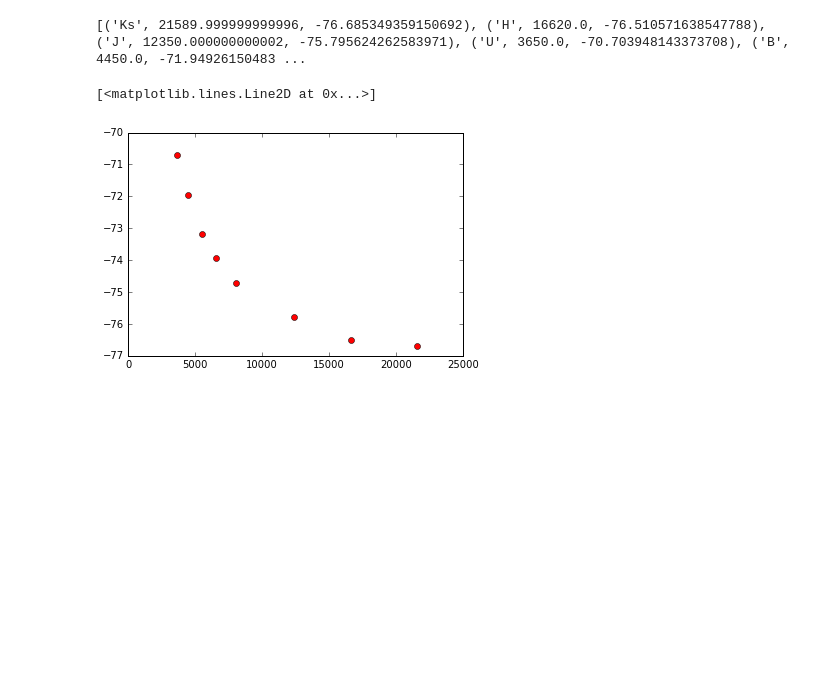
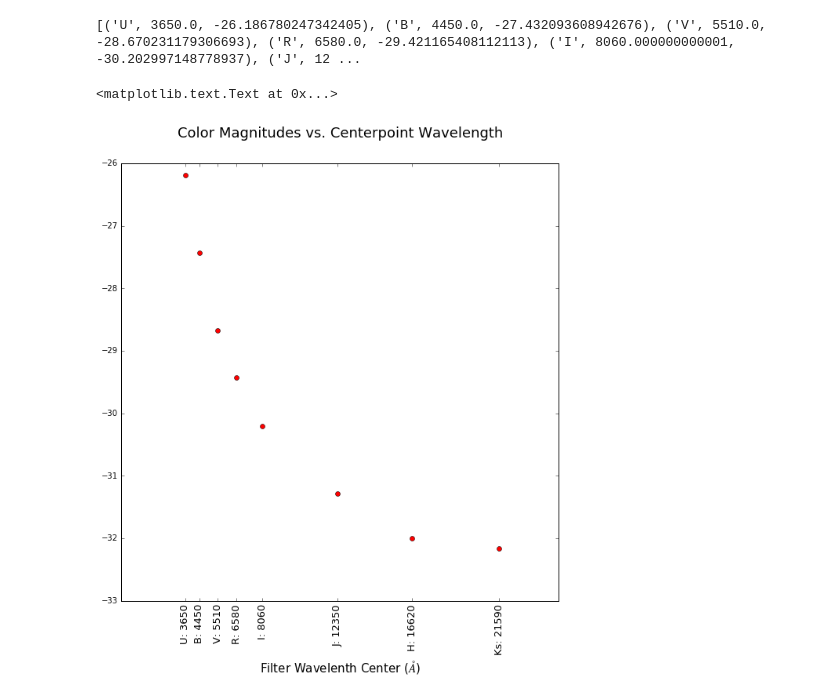
Before and after one commit to jradavenport/spot-colors, a Jupyter notebook: StarSpotMagModel.ipynb, the cells around one changed output. Saved outputs shown, nothing was run; the diff lists cells and outputs as text; code cells hidden in the pictures; blank space fills up the shorter version.

Commit message:
The Phoenix Spectra has been converted to an absolute scale now, but I realize that I don't know where the magnitude values should be... Are these about right?

```diff
--- a/StarSpotMagModel.ipynb
+++ b/StarSpotMagModel.ipynb
@@ -3,24 +3,26 @@ import numpy as np
 from matplotlib import pyplot as plt
 %matplotlib inline
 from astropy.io import fits
+import pandas as pd
 
 import HELP
 gmod = HELP.get_model
 makmod = HELP.make_spotmodel
 
 import getMag
-gMag = getMag.getMag
+getMag = getMag.getMag
 
 import getMag_hires
-gMag_hires = getMag_hires.getMag_hires
+getMag_hires = getMag_hires.getMag_hires
 # %%
 PhTemp = '4000'
 SpTemp = '2300'
 FillFactor = .2
-wavelength,tot_flux,PhTemp,SpTemp,FillFactor = makmod(PhTemp,SpTemp,FillFactor) #Creates spectrum for desired temps and fill-factor
+wavelength,flux_Phoenix,PhTemp,SpTemp,FillFactor = makmod(PhTemp,SpTemp,FillFactor) #Creates spectrum for desired temps and fill-factor
 
-plt.plot(wavelength,tot_flux)
+plt.plot(wavelength,flux_Phoenix)
 plt.xlim(0,27000)
+plt.title('Unconverted Spectra from Phoenix File')
 plt.xlabel('Wavelength ($\AA$)')
 plt.ylabel(r'Flux $\left(\frac{W}{cm^2}\right)$')
 # %% [output]
@@ -28,0 +77,15 @@ plt.ylabel(r'Flux $\left(\frac{W}{cm^2}\right)$')
+# %%
+PhTemp_idx = StrTemperaturesx.index(PhTemp)
+StarRad = Radiiy[PhTemp_idx]                         #StarRad is the stellar radius used for finding absolute flux
+
+Flux = []
+for i in range(len(flux_Phoenix)):
+    y = flux_Phoenix[i]*(StarRad**2)/((3.0857*10**19)**2) #3.0857*10**19 is 10 parsecs in cm
+    Flux.append(y)
+
+Flux = np.asarray(Flux)
+plt.plot(wavelength,Flux)
+plt.xlim(0,27000)
+plt.title('Phoenix Spectra Converted to an Absolute Scale')
+plt.xlabel('Wavelength ($\AA$)')
+plt.ylabel(r'Flux $\left(\frac{W}{cm^2}\right)$')
@@ -29,21 +95,37 @@ plt.ylabel(r'Flux $\left(\frac{W}{cm^2}\right)$')
 # %%
 #initialize arrays of filter names
-bands = np.array(['Ks','H','J','U','B','V','R','I'])
+bands = np.array(['U','B','V','R','I','J','H','Ks'])
 bands_hires = ['Ks','H','J']
 
 
 #fill up a 3D array 'syn_phot' with: filter name, center point, magnitude
 syn_phot = []
 for i in range(len(bands)):
-    x = gMag(bands[i],wavelength,tot_flux,'angstrom') #x returns three values; band, center, mag
+    x = getMag(bands[i],wavelength,Flux,'angstrom') #x returns three values; band, center, mag
     syn_phot.append(x)
+
+#syn_phot_hires = []
+#for i in range(len(bands_hires)):
+#    y = getMag_hires(bands_hires[i],wavelength,tot_flux,'angstrom') #y returns three values; band, center, mag
+#    syn_phot_hires.append(y)
+
 
 
 print(syn_phot)
+filters = [i[0] for i in syn_phot]
 centers = [i[1] for i in syn_phot]
 magnitudes = [i[2] for i in syn_phot]
+plt.figure(figsize=(10,10))
 plt.plot(centers,magnitudes,'ro')
+plt.title('Color Magnitudes vs. Centerpoint Wavelength', fontsize=18,y=1.05)
+xlab = ['U: 3650','B: 4450','V: 5510','R: 6580','I: 8060','J: 12350','H: 16620','Ks: 21590']
+plt.xticks(centers,xlab,rotation='vertical',fontsize='13')
+plt.xlabel('Filter Wavelenth Center ($\AA$)', fontsize=15)
+
+#centers_hires = [i[1] for i in syn_phot_hires]
+#magnitudes_hires = [i[2] for i in syn_phot_hires]
+#plt.plot(centers_hires,magnitudes_hires,'bo')
 # %% [output]
-[('Ks', 21589.999999999996, -76.685349359150692), ('H', 16620.0, -76.510571638547788), ('J', 12350.000000000002, -75.795624262583971), ('U', 3650.0, -70.703948143373708), ('B', 4450.0, -71.94926150483 ...
+[('U', 3650.0, -26.186780247342405), ('B', 4450.0, -27.432093608942676), ('V', 5510.0, -28.670231179306693), ('R', 6580.0, -29.421165408112113), ('I', 8060.000000000001, -30.202997148778937), ('J', 12 ...
-[<matplotlib.lines.Line2D at 0x...>]
+<matplotlib.text.Text at 0x...>
-[figure, old version]
+[figure, new version]
```
Also changed, not shown: parts of 3 cells of this notebook.
